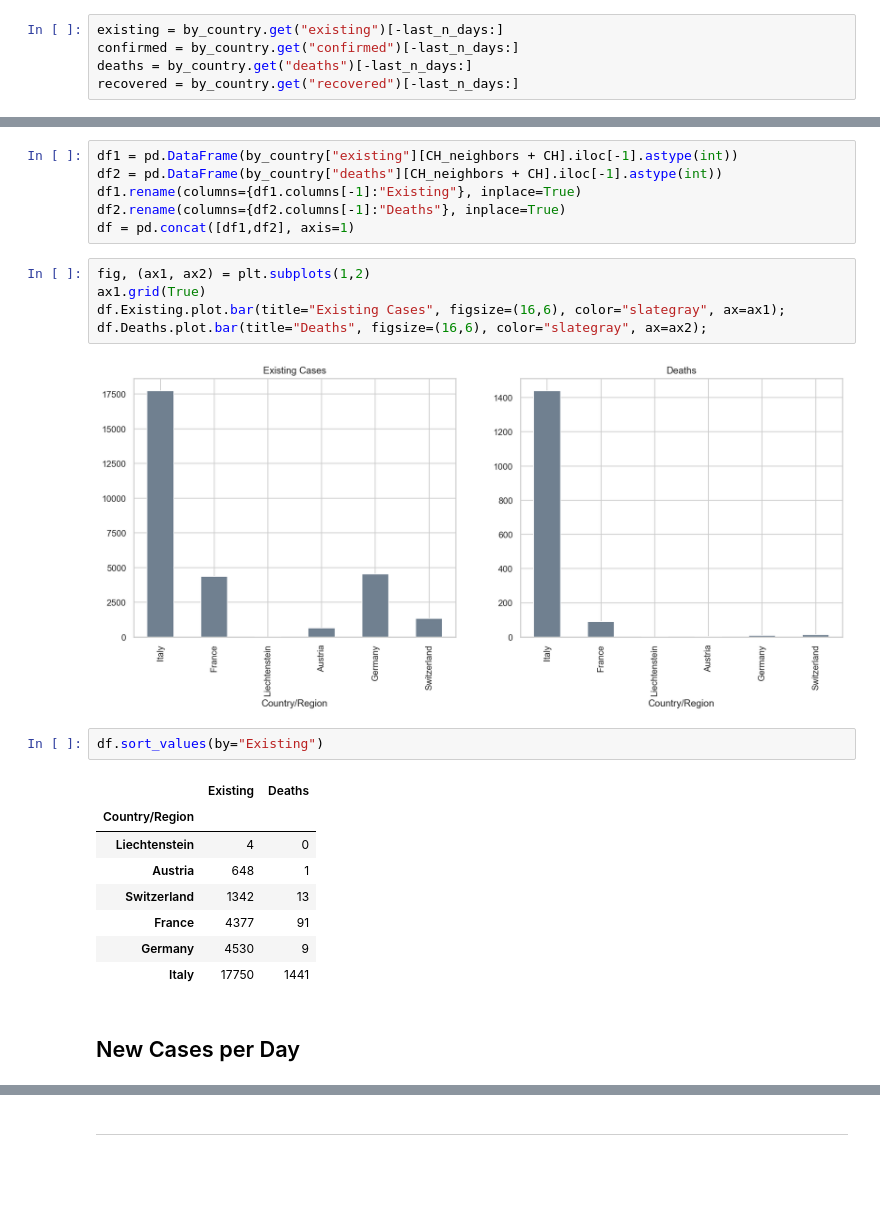
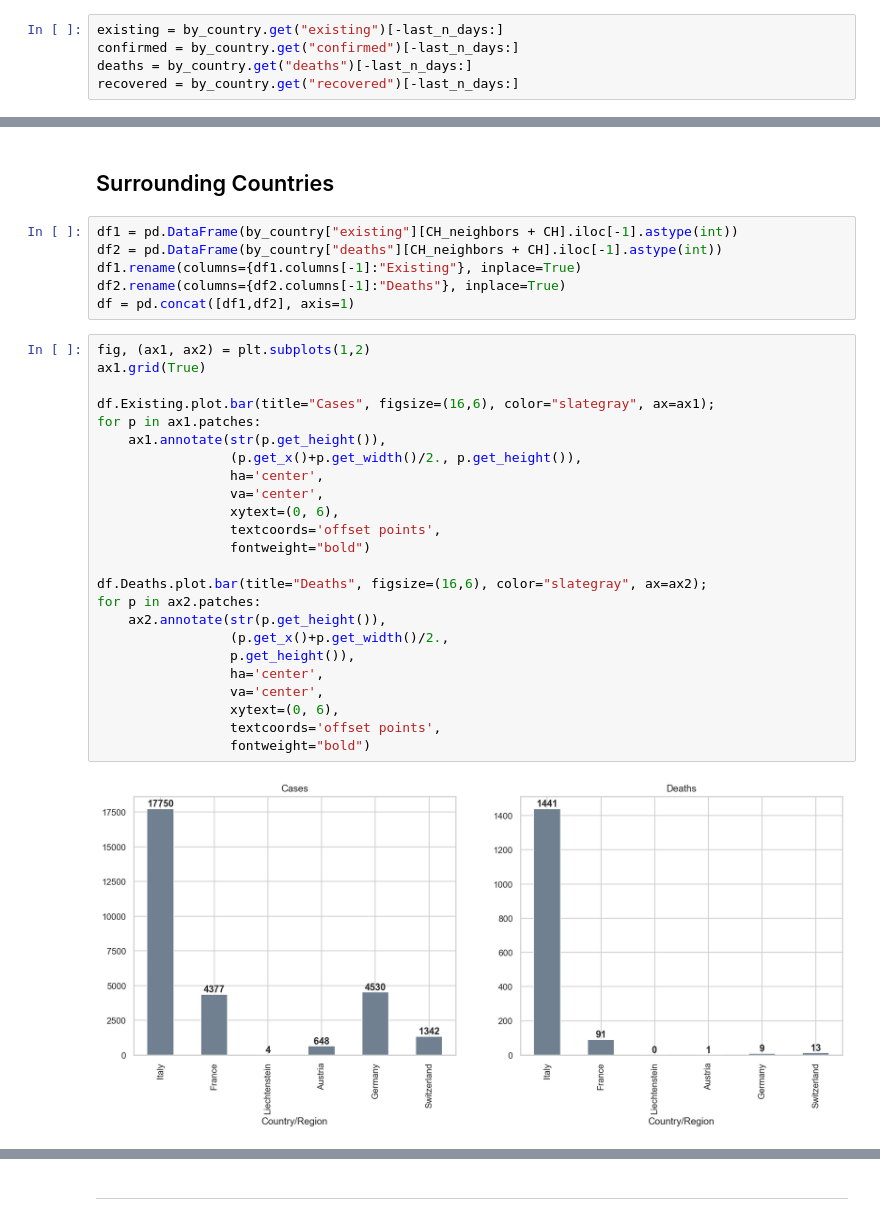
Before and after one commit to fredmontet/co-vidis, a Jupyter notebook: notebooks/co-vidis.ipynb, the cells around one changed output, grey strips where cells are left out. Saved outputs shown, nothing was run; the diff lists cells and outputs as text; blank space fills up the shorter version.

```diff
--- a/notebooks/co-vidis.ipynb
+++ b/notebooks/co-vidis.ipynb
@@ -116,3 +120,5 @@ ax2.legend(["Existing (log scale in dashed)", "Deaths"]);
+# %% [markdown]
+## Surrounding Countries
 # %%
 df1 = pd.DataFrame(by_country["existing"][CH_neighbors + CH].iloc[-1].astype(int))
 df2 = pd.DataFrame(by_country["deaths"][CH_neighbors + CH].iloc[-1].astype(int))
@@ -122,20 +128,26 @@ df = pd.concat([df1,df2], axis=1)
 # %%
 fig, (ax1, ax2) = plt.subplots(1,2)
 ax1.grid(True)
-df.Existing.plot.bar(title="Existing Cases", figsize=(16,6), color="slategray", ax=ax1);
+
+df.Existing.plot.bar(title="Cases", figsize=(16,6), color="slategray", ax=ax1);
+for p in ax1.patches:
+    ax1.annotate(str(p.get_height()),
+                 (p.get_x()+p.get_width()/2., p.get_height()),
+                 ha='center',
+                 va='center',
+                 xytext=(0, 6),
+                 textcoords='offset points',
+                 fontweight="bold")
+
 df.Deaths.plot.bar(title="Deaths", figsize=(16,6), color="slategray", ax=ax2);
+for p in ax2.patches:
+    ax2.annotate(str(p.get_height()),
+                 (p.get_x()+p.get_width()/2.,
+                 p.get_height()),
+                 ha='center',
+                 va='center',
+                 xytext=(0, 6),
+                 textcoords='offset points',
+                 fontweight="bold")
 # %% [output]
-[figure, old version]
+[figure, new version]
-# %%
-df.sort_values(by="Existing")
-# %% [output]
-|  | Existing | Deaths |
-| Country/Region |  |  |
-| Liechtenstein | 4 | 0 |
-| Austria | 648 | 1 |
-| Switzerland | 1342 | 13 |
-| France | 4377 | 91 |
-| Germany | 4530 | 9 |
-| Italy | 17750 | 1441 |
-# %% [markdown]
-## New Cases per Day
```
Also changed, not shown: parts of 10 cells of this notebook.
